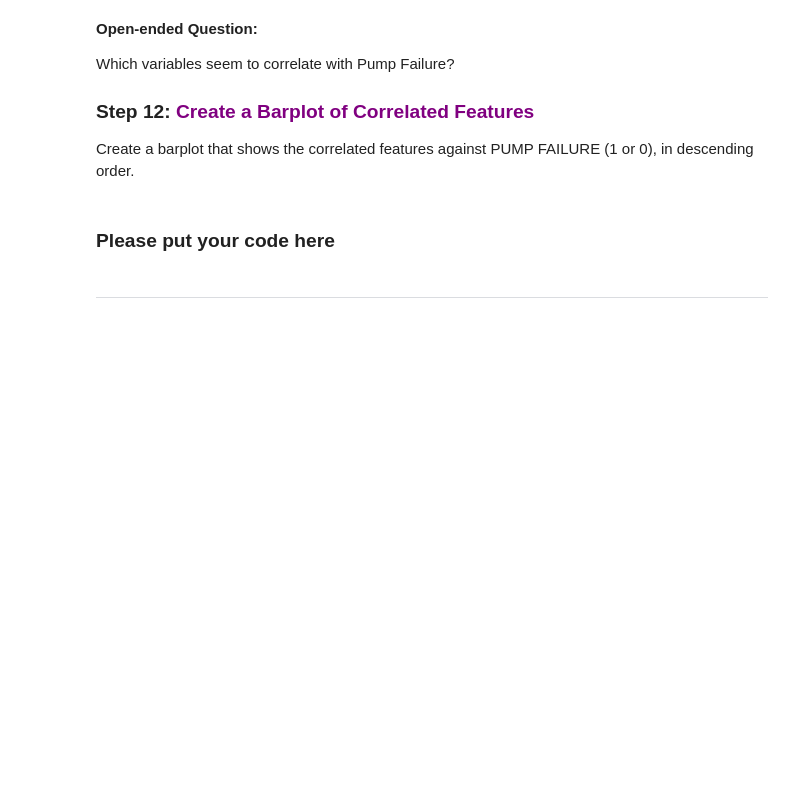
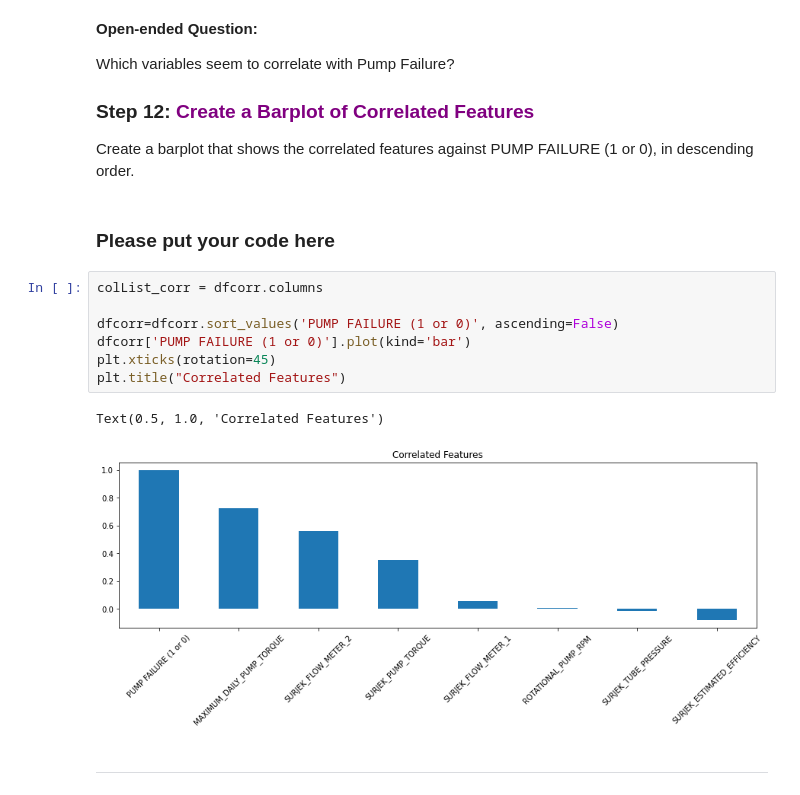
Before and after one commit to nmessing/Python1, a Jupyter notebook: Python_Southern_Water_Corp_Case_Study.ipynb, the cells around one changed output. Saved outputs shown, nothing was run; the diff lists cells and outputs as text; blank space fills up the shorter version.

```diff
--- a/Python_Southern_Water_Corp_Case_Study.ipynb
+++ b/Python_Southern_Water_Corp_Case_Study.ipynb
@@ -391,6 +410,16 @@ Which variables seem to correlate with Pump Failure?
 Create a barplot that shows the correlated features against PUMP FAILURE (1 or 0), in descending order.
 # %% [markdown]
 ### Please put your code here
+# %%
+colList_corr = dfcorr.columns
+
+dfcorr=dfcorr.sort_values('PUMP FAILURE (1 or 0)', ascending=False)
+dfcorr['PUMP FAILURE (1 or 0)'].plot(kind='bar')
+plt.xticks(rotation=45)
+plt.title("Correlated Features")
+# %% [output]
+Text(0.5, 1.0, 'Correlated Features')
+[figure, added]
 # %% [markdown]
 ---
 # %% [markdown]
```
Also changed, not shown: parts of 22 cells of this notebook.
